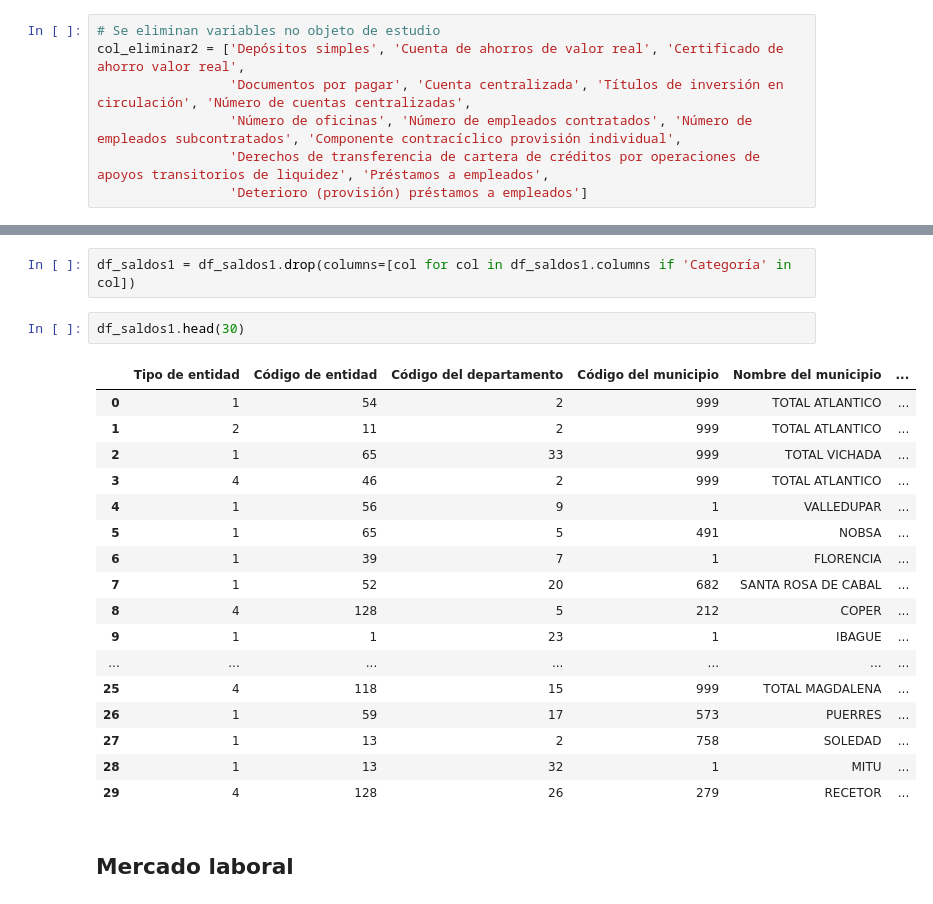
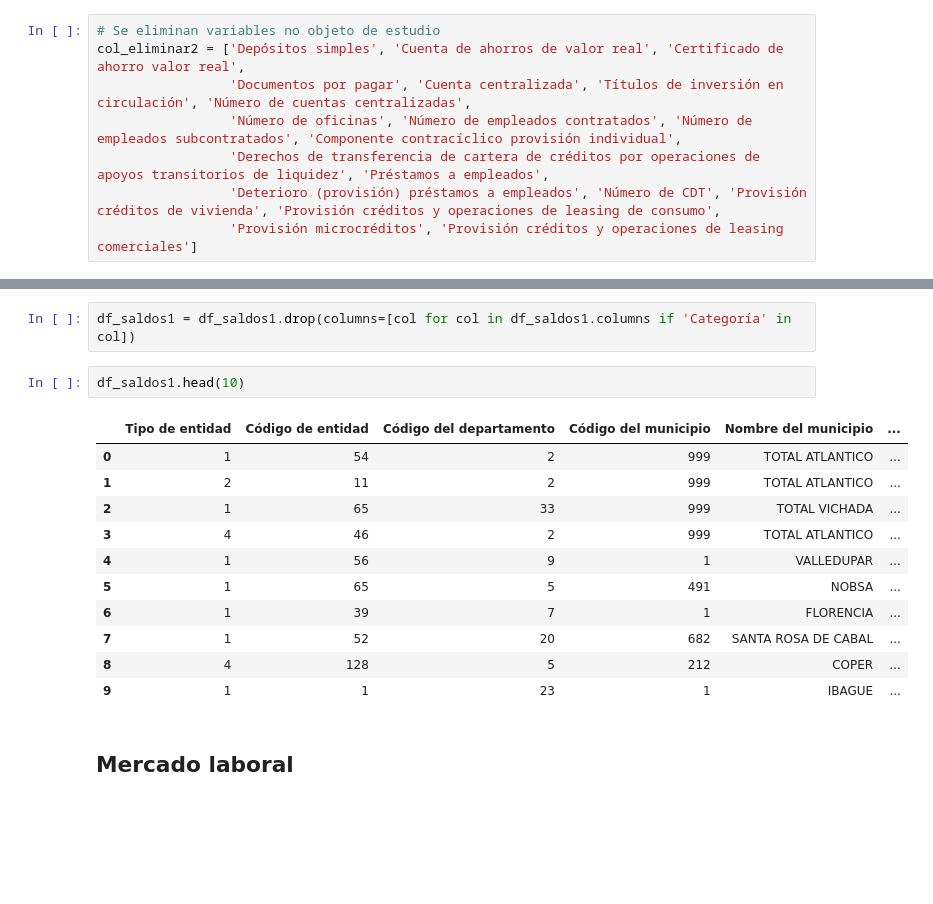
Before and after one commit to Crismaro19/ProyectoGerenciaProyectosAnaliticos, a Jupyter notebook: Codigo/Analisis_y_modelo.ipynb, the cells around one changed output, grey strips where cells are left out. Cells and saved outputs as stored; diff of their text form; blank space fills up the shorter version.

```diff
--- a/Codigo/Analisis_y_modelo.ipynb
+++ b/Codigo/Analisis_y_modelo.ipynb
@@ -268,31 +344,26 @@ col_eliminar2 = ['Depósitos simples', 'Cuenta de ahorros de valor real', 'Certi
                  'Documentos por pagar', 'Cuenta centralizada', 'Títulos de inversión en circulación', 'Número de cuentas centralizadas',
                  'Número de oficinas', 'Número de empleados contratados', 'Número de empleados subcontratados', 'Componente contracíclico provisión individual',
                  'Derechos de transferencia de cartera de créditos por operaciones de apoyos transitorios de liquidez', 'Préstamos a empleados',
-                 'Deterioro (provisión) préstamos a empleados']
+                 'Deterioro (provisión) préstamos a empleados', 'Número de CDT', 'Provisión créditos de vivienda', 'Provisión créditos y operaciones de leasing de consumo',
+                 'Provisión microcréditos', 'Provisión créditos y operaciones de leasing comerciales']
 # %%
 df_saldos1 = df_saldos.drop(columns=col_eliminar2)
 # %%
 df_saldos1 = df_saldos1.drop(columns=[col for col in df_saldos1.columns if 'Categoría' in col])
 # %%
-df_saldos1.head(30)
+df_saldos1.head(10)
 # %% [output]
 |  | Tipo de entidad | Código de entidad | Código del departamento | Código del municipio | Nombre del municipio | ... |
 | 0 | 1 | 54 | 2 | 999 | TOTAL ATLANTICO | ... |
 | 1 | 2 | 11 | 2 | 999 | TOTAL ATLANTICO | ... |
 | 2 | 1 | 65 | 33 | 999 | TOTAL VICHADA | ... |
 | 3 | 4 | 46 | 2 | 999 | TOTAL ATLANTICO | ... |
 | 4 | 1 | 56 | 9 | 1 | VALLEDUPAR | ... |
 | 5 | 1 | 65 | 5 | 491 | NOBSA | ... |
 | 6 | 1 | 39 | 7 | 1 | FLORENCIA | ... |
 | 7 | 1 | 52 | 20 | 682 | SANTA ROSA DE CABAL | ... |
 | 8 | 4 | 128 | 5 | 212 | COPER | ... |
 | 9 | 1 | 1 | 23 | 1 | IBAGUE | ... |
-| ... | ... | ... | ... | ... | ... | ... |
-| 25 | 4 | 118 | 15 | 999 | TOTAL MAGDALENA | ... |
-| 26 | 1 | 59 | 17 | 573 | PUERRES | ... |
-| 27 | 1 | 13 | 2 | 758 | SOLEDAD | ... |
-| 28 | 1 | 13 | 32 | 1 | MITU | ... |
-| 29 | 4 | 128 | 26 | 279 | RECETOR | ... |
 # %% [markdown]
 ## Mercado laboral
 # %%
```
Also changed, not shown: parts of 37 cells of this notebook.
